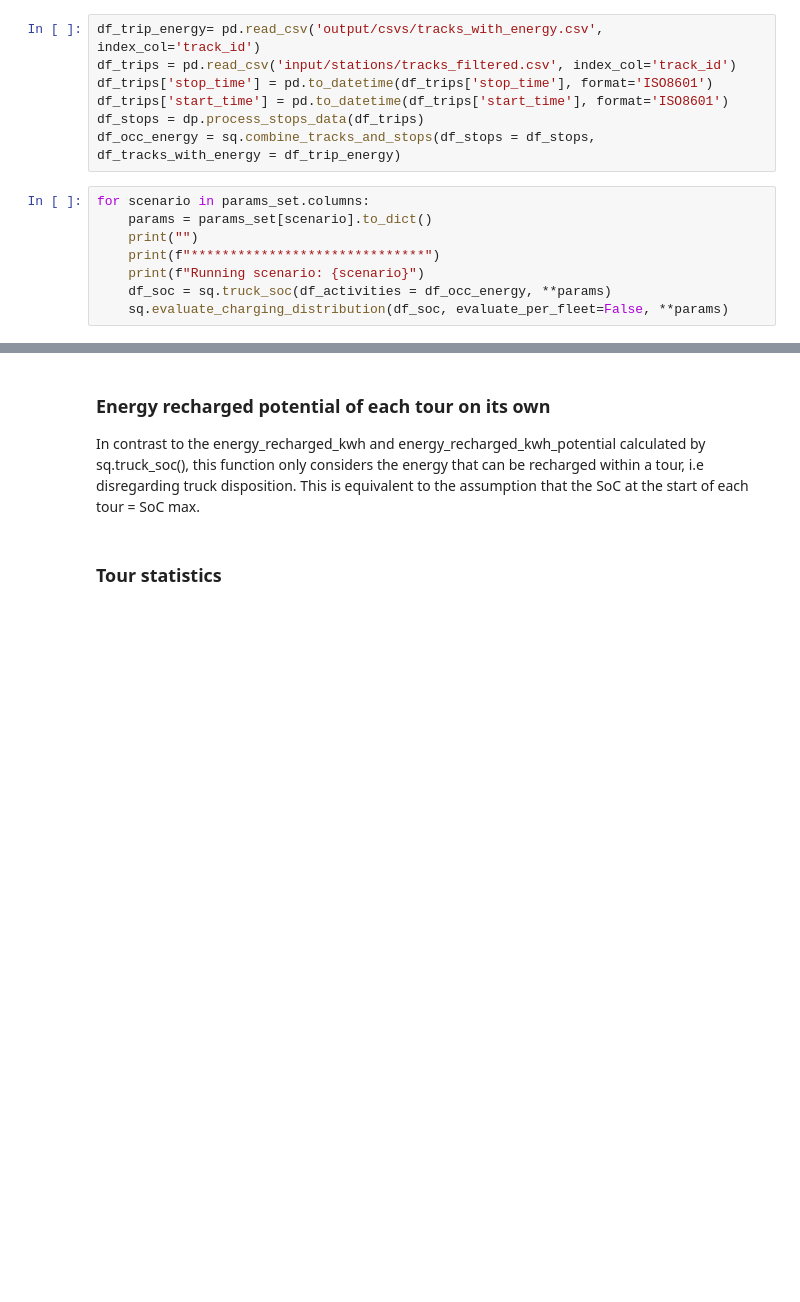
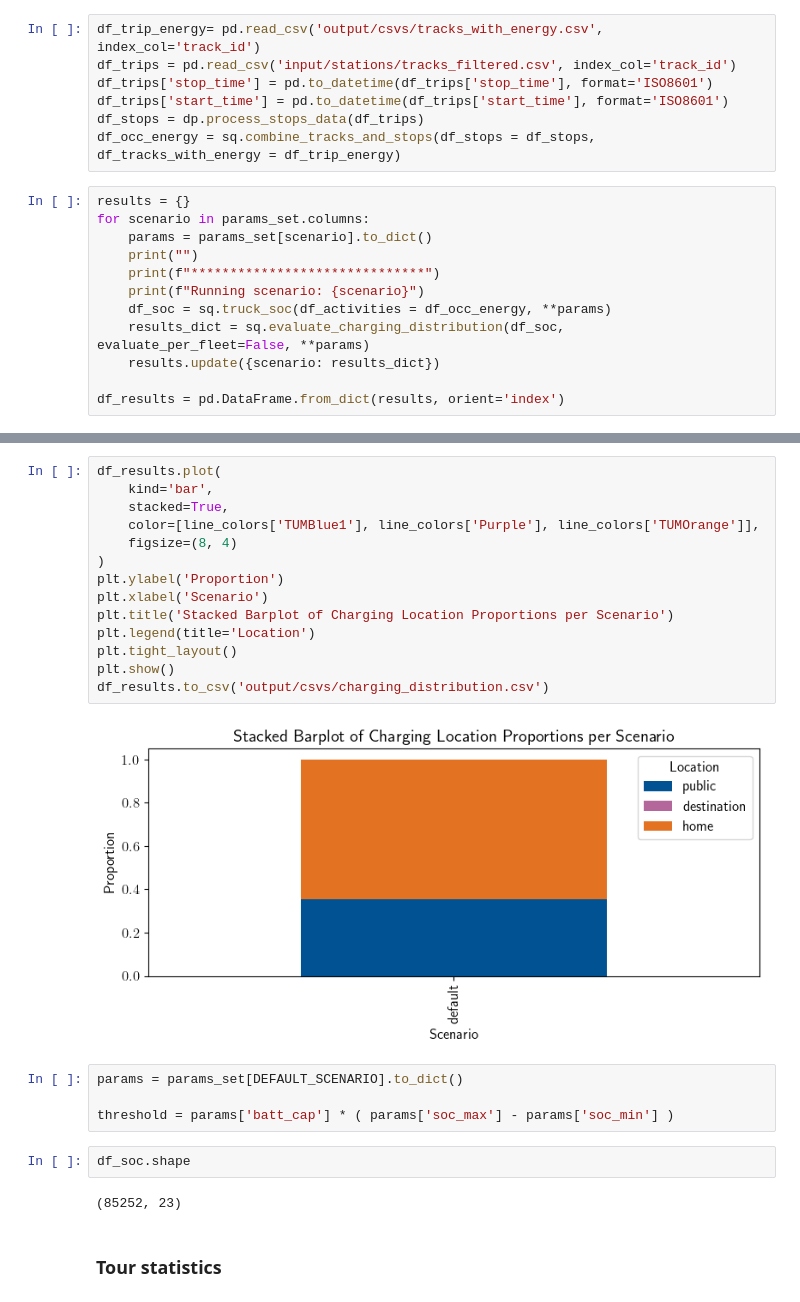
Before and after one commit to napaper/truck_fleet_electrification, a Jupyter notebook: main_energy_sim.ipynb, the cells around one changed output, grey strips where cells are left out. Saved outputs shown, nothing was run; the diff lists cells and outputs as text; blank space fills up the shorter version.

```diff
--- a/main_energy_sim.ipynb
+++ b/main_energy_sim.ipynb
@@ -110,10 +117,14 @@ df_trips['start_time'] = pd.to_datetime(df_trips['start_time'], format='ISO8601'
 df_stops = dp.process_stops_data(df_trips)
 df_occ_energy = sq.combine_tracks_and_stops(df_stops = df_stops, df_tracks_with_energy = df_trip_energy)
 # %%
+results = {}
 for scenario in params_set.columns:
     params = params_set[scenario].to_dict()
     print("")
     print(f"******************************")
     print(f"Running scenario: {scenario}")
     df_soc = sq.truck_soc(df_activities = df_occ_energy, **params)
-    sq.evaluate_charging_distribution(df_soc, evaluate_per_fleet=False, **params)
+    results_dict = sq.evaluate_charging_distribution(df_soc, evaluate_per_fleet=False, **params)
+    results.update({scenario: results_dict})
+
+df_results = pd.DataFrame.from_dict(results, orient='index')
@@ -120,9 +142,27 @@ for scenario in params_set.columns:
-# %% [markdown]
-
-### Energy recharged potential of each tour on its own
-In contrast to the energy_recharged_kwh and energy_recharged_kwh_potential calculated by sq.truck_soc(),
-this function only considers the energy that can be recharged within a tour, i.e disregarding truck disposition.
-This is equivalent to the assumption that the SoC at the start of each tour = SoC max.
+# %%
+df_results.plot(
+    kind='bar',
+    stacked=True,
+    color=[line_colors['TUMBlue1'], line_colors['Purple'], line_colors['TUMOrange']],
+    figsize=(8, 4)
+)
+plt.ylabel('Proportion')
+plt.xlabel('Scenario')
+plt.title('Stacked Barplot of Charging Location Proportions per Scenario')
+plt.legend(title='Location')
+plt.tight_layout()
+plt.show()
+df_results.to_csv('output/csvs/charging_distribution.csv')
+# %% [output]
+[figure, added]
+# %%
+params = params_set[DEFAULT_SCENARIO].to_dict()
+
+threshold = params['batt_cap'] * ( params['soc_max'] - params['soc_min'] )
+# %%
+df_soc.shape
+# %% [output]
+(85252, 23)
 # %% [markdown]
 ### Tour statistics
 # %%
```
Also changed, not shown: parts of 10 cells of this notebook, 4 other files.
